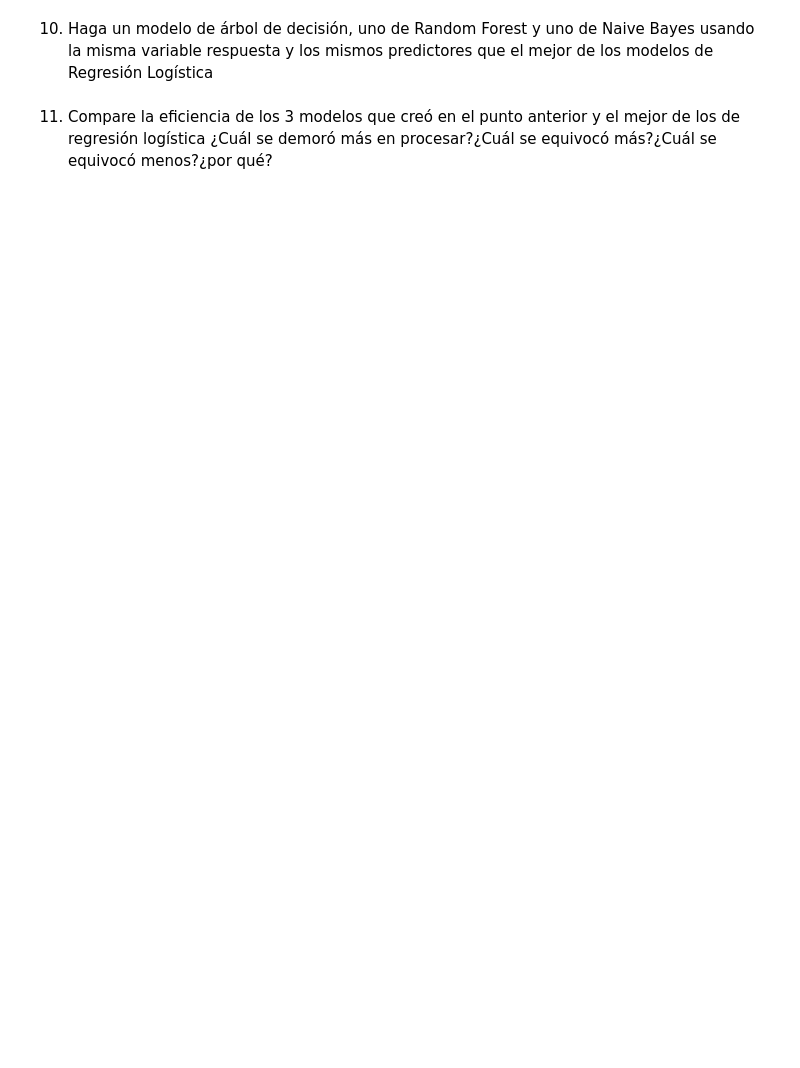
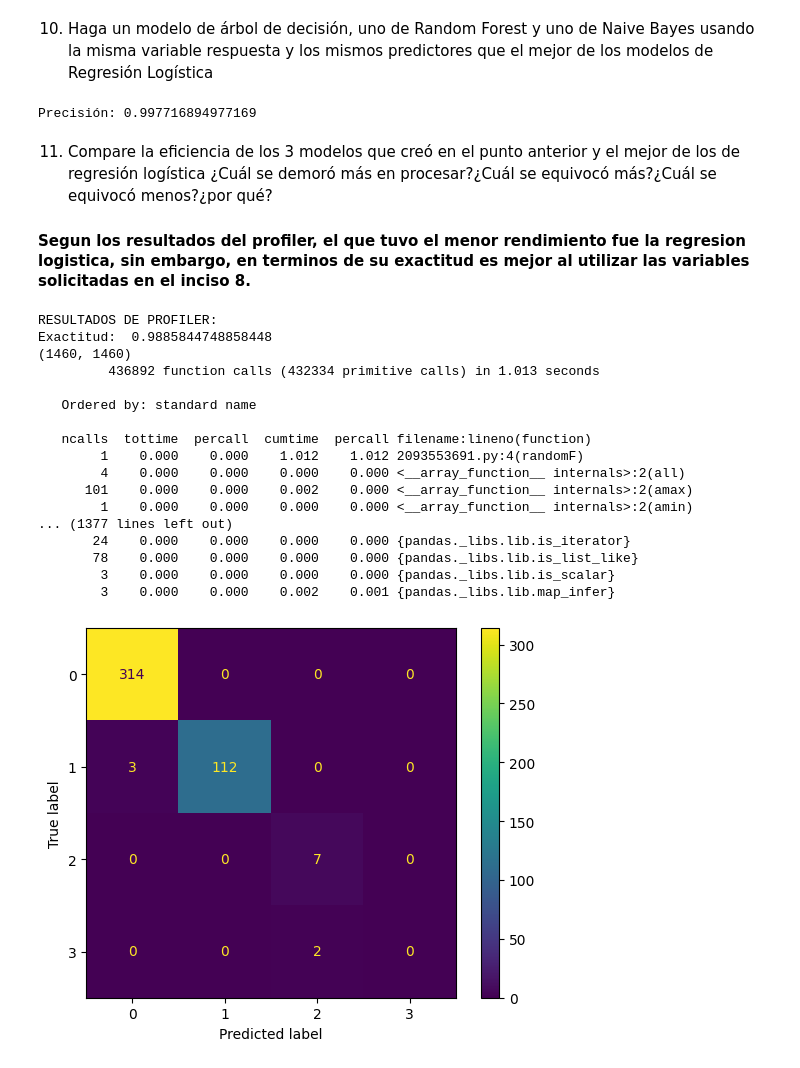
Before and after one commit to Javier19-cmd/HT6-Miner-a, a Jupyter notebook: main.ipynb, the cells around one changed output. Cells and saved outputs as stored; diff of their text form; code cells hidden in the pictures; blank space fills up the shorter version.

```diff
--- a/main.ipynb
+++ b/main.ipynb
@@ -435,7 +601,83 @@ los parámetros de la matriz de confusión y los del profiler
 10. Haga un modelo de árbol de decisión, uno de Random Forest y uno de Naive Bayes usando
 la misma variable respuesta y los mismos predictores que el mejor de los modelos de
 Regresión Logística
+# %%
+
+
+# Divide los datos en conjuntos de entrenamiento y prueba
+X_train, X_test, y_train, y_test = train_test_split(X, y, test_size=0.3, random_state=0)
+
+# Crea un clasificador de árbol de decisión
+clf = tree.DecisionTreeClassifier( max_depth=4 )
+
+# Entrena el clasificador en el conjunto de entrenamiento
+clf.fit(X_train, y_train)
+
+
+# Realiza predicciones en el conjunto de prueba
+y_pred = clf.predict(X_test)
+
+
+# Evaluar la precisión del modelo
+accuracy = accuracy_score(y_test, y_pred)
+print("Precisión:", accuracy)
+# %% [output]
+Precisión: 0.997716894977169
 # %% [markdown]
 11. Compare la eficiencia de los 3 modelos que creó en el punto anterior y el mejor de los de
 regresión logística ¿Cuál se demoró más en procesar?¿Cuál se equivocó más?¿Cuál se
 equivocó menos?¿por qué?
+
+#### Segun los resultados del profiler, el que tuvo el menor rendimiento fue la regresion logistica, sin embargo, en terminos de su exactitud es mejor al utilizar las variables solicitadas en el inciso 8.
+# %%
+from sklearn.ensemble import RandomForestClassifier
+
+
+def randomF():
+    # Crear el modelo de Random Forest con 100 árboles
+    rf = RandomForestClassifier(n_estimators=100, random_state=0)
+
+    # Entrenar el modelo
+    rf.fit(X_train, y_train)
+
+    # Predecir los resultados para el conjunto de prueba
+    y_pred = rf.predict(X_test)
+
+
+    # Calcular las métricas de evaluación 1
+    accuracy = accuracy_score(y_test, y_pred)
+
+
+    # Imprimir los resultados
+    print('Exactitud: ', accuracy)
+
+
+    # ver la matriz de confusion
+    cmf = confusion_matrix(y_test, y_pred, labels=y)
+
+    print(cmf.shape)
+    ConfusionMatrixDisplay.from_estimator(
+        rf, X_test, y_test)
+
+
+print("RESULTADOS DE PROFILER: ")
+cProfile.run('randomF()')
+# %% [output]
+RESULTADOS DE PROFILER:
+Exactitud:  0.9885844748858448
+(1460, 1460)
+         436892 function calls (432334 primitive calls) in 1.013 seconds
+
+   Ordered by: standard name
+
+   ncalls  tottime  percall  cumtime  percall filename:lineno(function)
+        1    0.000    0.000    1.012    1.012 2093553691.py:4(randomF)
+        4    0.000    0.000    0.000    0.000 <__array_function__ internals>:2(all)
+      101    0.000    0.000    0.002    0.000 <__array_function__ internals>:2(amax)
+        1    0.000    0.000    0.000    0.000 <__array_function__ internals>:2(amin)
+... (1377 lines left out)
+       24    0.000    0.000    0.000    0.000 {pandas._libs.lib.is_iterator}
+       78    0.000    0.000    0.000    0.000 {pandas._libs.lib.is_list_like}
+        3    0.000    0.000    0.000    0.000 {pandas._libs.lib.is_scalar}
+        3    0.000    0.000    0.002    0.001 {pandas._libs.lib.map_infer}
+[figure, added]
```
Also changed, not shown: parts of 6 cells of this notebook.
